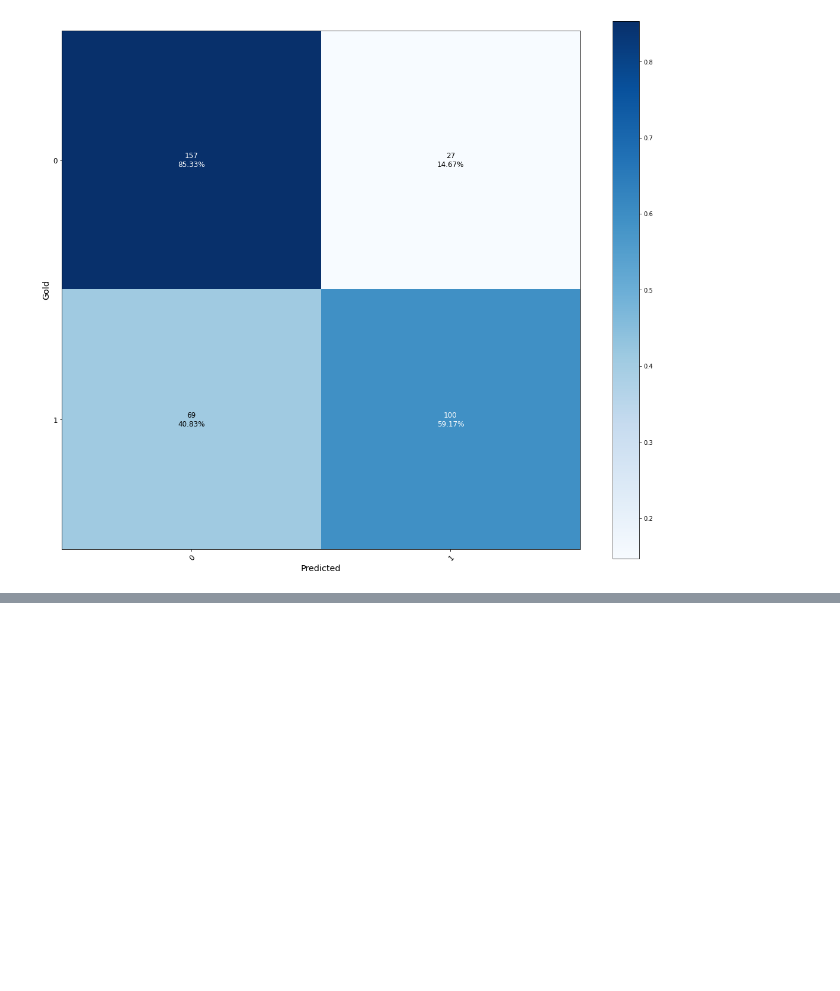
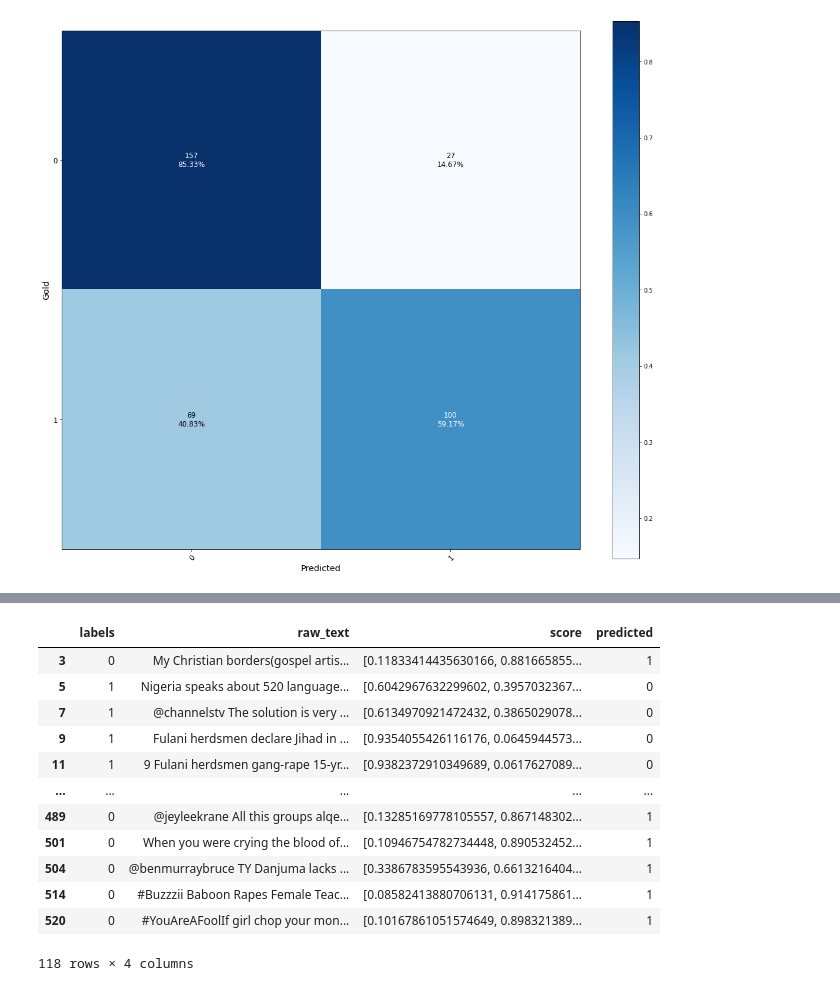
Before and after one commit to pvcastro/social_cohesion, a Jupyter notebook: hate_speech/model_training/Preprocessing and Models Evaluation.ipynb, the cells around one changed output, grey strips where cells are left out. Cells and saved outputs as stored; diff of their text form; code cells hidden in the pictures; blank space fills up the shorter version.

```diff
--- a/hate_speech/model_training/Preprocessing and Models Evaluation.ipynb
+++ b/hate_speech/model_training/Preprocessing and Models Evaluation.ipynb
@@ -255,0 +459,16 @@ scores_df
+# %%
+dump_prediction_errors(fourt_path / 'results_cleaned_bundled/DeepPavlov-bert-base-cased-conversational_1', '../labels/processed/initial_test/errors_v4.csv')
+# %% [output]
+|  | labels | raw_text | score | predicted |
+| 3 | 0 | My Christian borders(gospel artis... | [0.11833414435630166, 0.881665855... | 1 |
+| 5 | 1 | Nigeria speaks about 520 language... | [0.6042967632299602, 0.3957032367... | 0 |
+| 7 | 1 | @channelstv The solution is very ... | [0.6134970921472432, 0.3865029078... | 0 |
+| 9 | 1 | Fulani herdsmen declare Jihad in ... | [0.9354055426116176, 0.0645944573... | 0 |
+| 11 | 1 | 9 Fulani herdsmen gang-rape 15-yr... | [0.9382372910349689, 0.0617627089... | 0 |
+| ... | ... | ... | ... | ... |
+| 489 | 0 | @jeyleekrane All this groups alqe... | [0.13285169778105557, 0.867148302... | 1 |
+| 501 | 0 | When you were crying the blood of... | [0.10946754782734448, 0.890532452... | 1 |
+| 504 | 0 | @benmurraybruce TY Danjuma lacks ... | [0.3386783595543936, 0.6613216404... | 1 |
+| 514 | 0 | #Buzzzii Baboon Rapes Female Teac... | [0.08582413880706131, 0.914175861... | 1 |
+| 520 | 0 | #YouAreAFoolIf girl chop your mon... | [0.10167861051574649, 0.898321389... | 1 |
+118 rows × 4 columns
```
Also changed, not shown: parts of 30 cells of this notebook, 23 other files.
